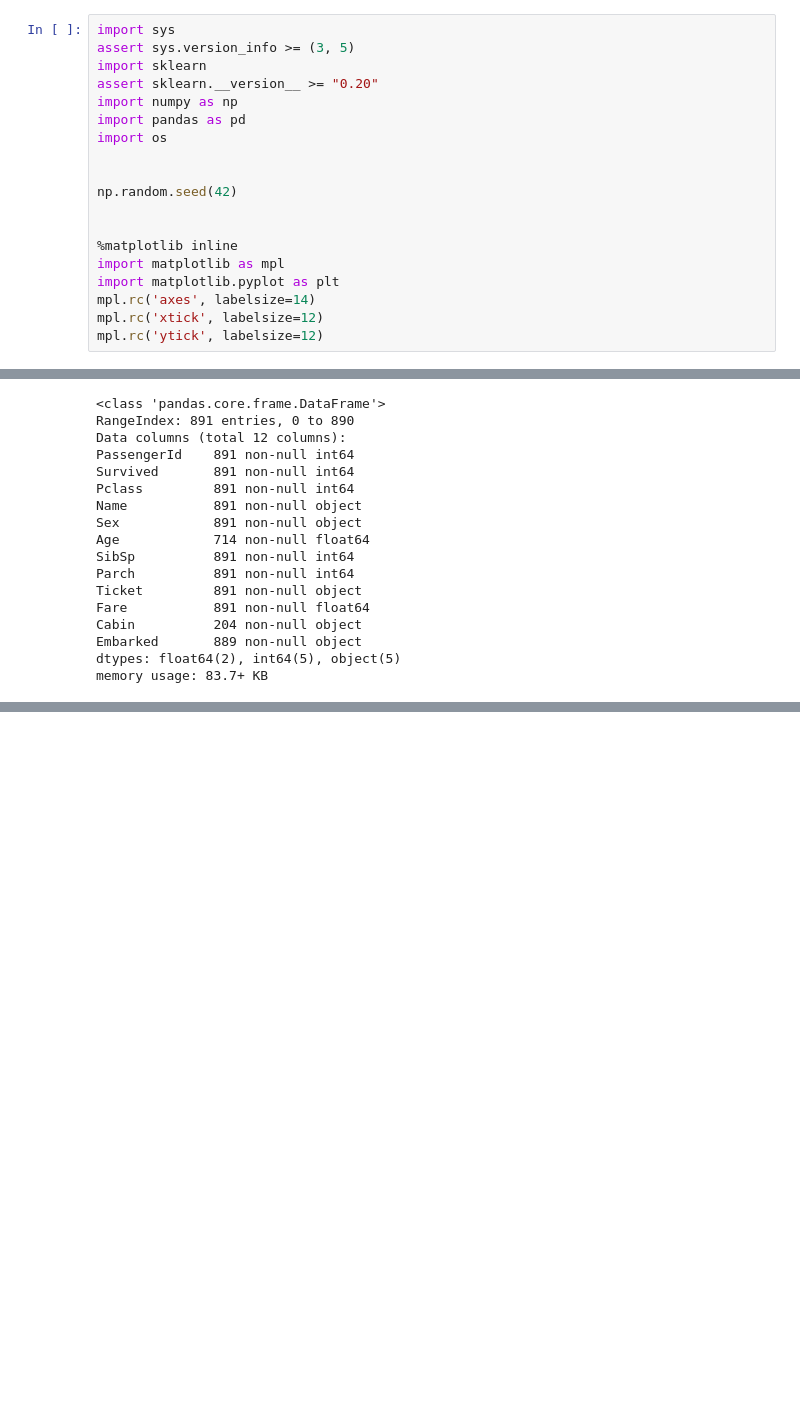
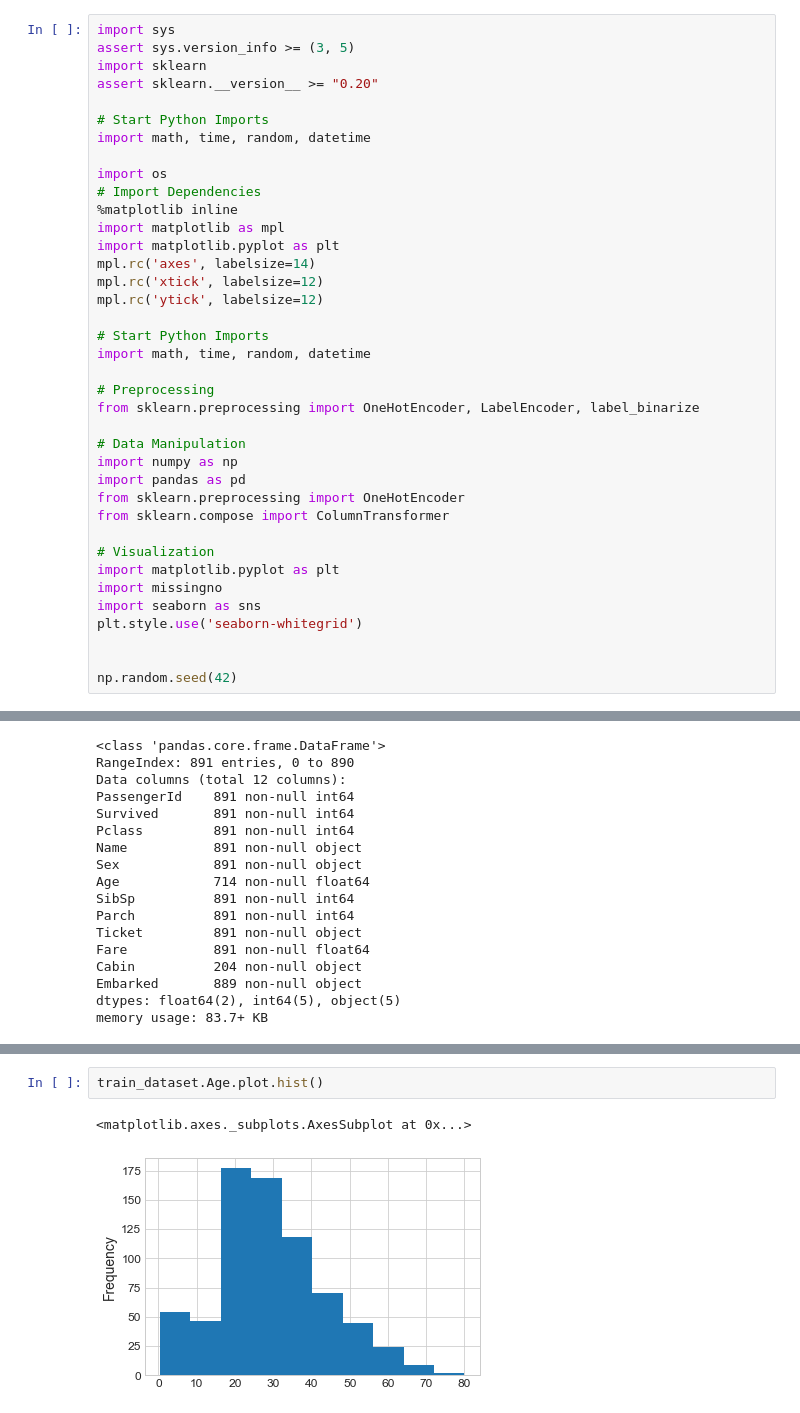
Before and after one commit to StarkAndroid/Titanic, a Jupyter notebook: Titanic.ipynb, the cells around one changed output, grey strips where cells are left out. Cells and saved outputs as stored; diff of their text form; blank space fills up the shorter version.

Commit message:
Update Titanic.ipynb
Finished EDA, started Feature Encoding

```diff
--- a/Titanic.ipynb
+++ b/Titanic.ipynb
@@ -17,20 +19,39 @@ import sys
 assert sys.version_info >= (3, 5)
 import sklearn
 assert sklearn.__version__ >= "0.20"
-import numpy as np
-import pandas as pd
+
+# Start Python Imports
+import math, time, random, datetime
+
 import os
-
-
-np.random.seed(42)
-
-
+# Import Dependencies
 %matplotlib inline
 import matplotlib as mpl
 import matplotlib.pyplot as plt
 mpl.rc('axes', labelsize=14)
 mpl.rc('xtick', labelsize=12)
 mpl.rc('ytick', labelsize=12)
+
+# Start Python Imports
+import math, time, random, datetime
+
+# Preprocessing
+from sklearn.preprocessing import OneHotEncoder, LabelEncoder, label_binarize
+
+# Data Manipulation
+import numpy as np
+import pandas as pd
+from sklearn.preprocessing import OneHotEncoder
+from sklearn.compose import ColumnTransformer
+
+# Visualization
+import matplotlib.pyplot as plt
+import missingno
+import seaborn as sns
+plt.style.use('seaborn-whitegrid')
+
+
+np.random.seed(42)
 # %% [markdown]
 # Importing the training data
 # %%
@@ -68,0 +131,5 @@ memory usage: 83.7+ KB
+# %%
+train_dataset.Age.plot.hist()
+# %% [output]
+<matplotlib.axes._subplots.AxesSubplot at 0x...>
+[figure, added]
```
Also changed, not shown: parts of 53 cells of this notebook.
